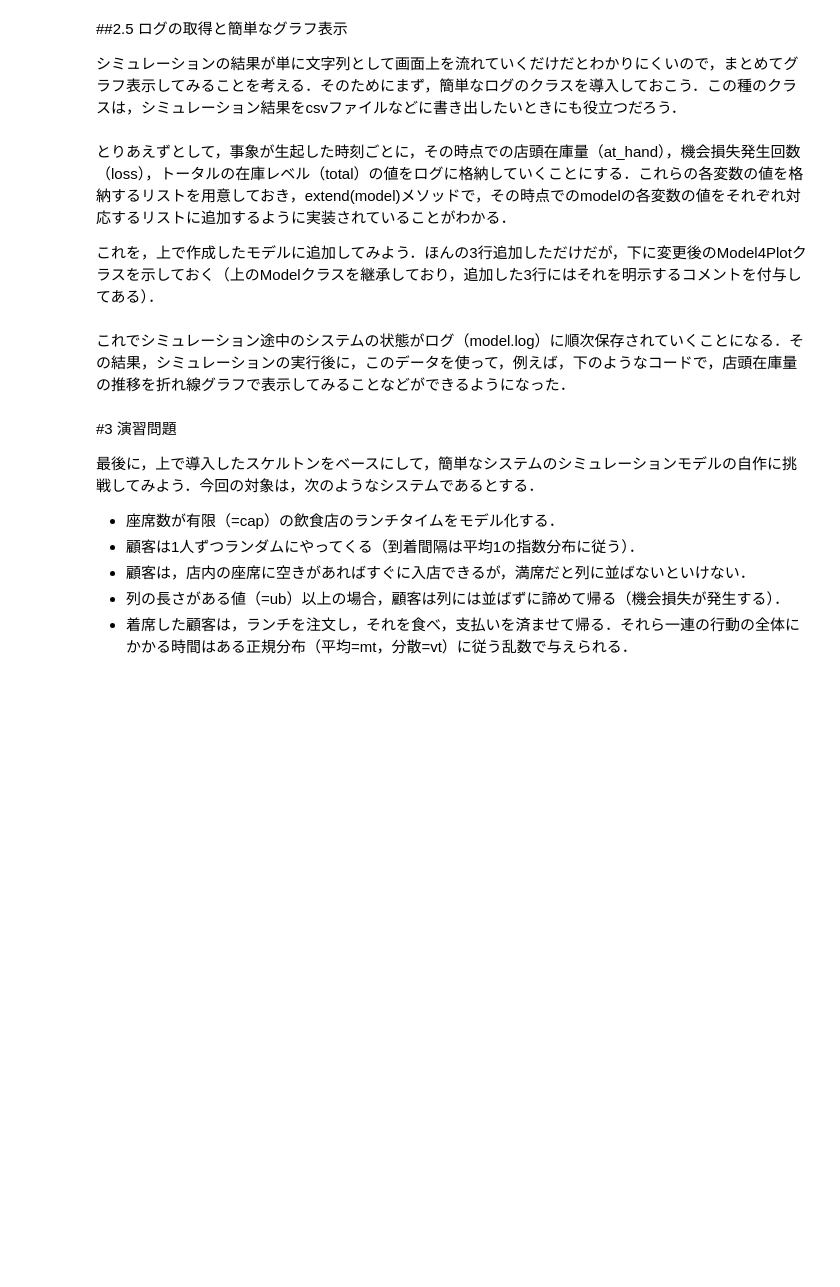
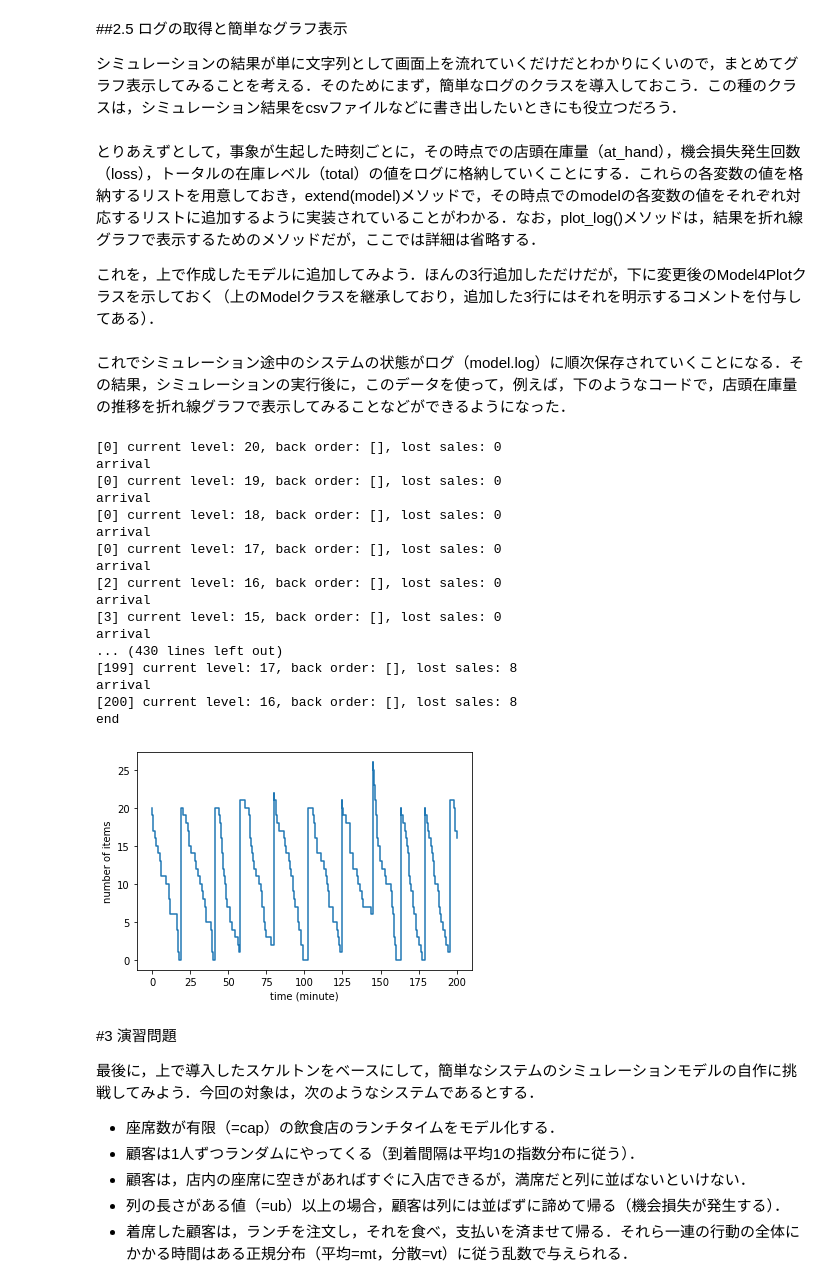
Before and after one commit to j54854/myColab, a Jupyter notebook: Rinko_SImPy_1.ipynb, the cells around one changed output. Drawn from its saved outputs; the diff is of its cells as text; code cells hidden in the pictures; blank space fills up the shorter version.

```diff
--- a/Rinko_SImPy_1.ipynb
+++ b/Rinko_SImPy_1.ipynb
@@ -200,8 +236,14 @@ class Log:
         self.at_hand.append(model.at_hand)
         self.loss.append(model.loss)
         self.total.append(model.total)
+
+    def plot_log(self):
+        plt.plot(self.time, self.at_hand, drawstyle = "steps-post")
+        plt.xlabel("time (minute)")
+        plt.ylabel("number of items")
+        plt.show()
 # %% [markdown]
-とりあえずとして，事象が生起した時刻ごとに，その時点での店頭在庫量（at_hand），機会損失発生回数（loss），トータルの在庫レベル（total）の値をログに格納していくことにする．これらの各変数の値を格納するリストを用意しておき，extend(model)メソッドで，その時点でのmodelの各変数の値をそれぞれ対応するリストに追加するように実装されていることがわかる．
+とりあえずとして，事象が生起した時刻ごとに，その時点での店頭在庫量（at_hand），機会損失発生回数（loss），トータルの在庫レベル（total）の値をログに格納していくことにする．これらの各変数の値を格納するリストを用意しておき，extend(model)メソッドで，その時点でのmodelの各変数の値をそれぞれ対応するリストに追加するように実装されていることがわかる．なお，plot_log()メソッドは，結果を折れ線グラフで表示するためのメソッドだが，ここでは詳細は省略する．
 
 これを，上で作成したモデルに追加してみよう．ほんの3行追加しただけだが，下に変更後のModel4Plotクラスを示しておく（上のModelクラスを継承しており，追加した3行にはそれを明示するコメントを付与してある）．
 # %%
@@ -233,13 +275,28 @@ class Model4Plot(Model):
 # %%
 import matplotlib.pyplot as plt
 
 model = Model4Plot(200, 10, 20, 10, 20)  # horizon, op, oq, lt, init
 model.run()
-
-plt.plot(model.log.time, model.log.at_hand, drawstyle = "steps-post")
-plt.xlabel("time (minute)")
-plt.ylabel("number of items")
-plt.show()
+model.log.plot_log()
+# %% [output]
+[0] current level: 20, back order: [], lost sales: 0
+arrival
+[0] current level: 19, back order: [], lost sales: 0
+arrival
+[0] current level: 18, back order: [], lost sales: 0
+arrival
+[0] current level: 17, back order: [], lost sales: 0
+arrival
+[2] current level: 16, back order: [], lost sales: 0
+arrival
+[3] current level: 15, back order: [], lost sales: 0
+arrival
+... (430 lines left out)
+[199] current level: 17, back order: [], lost sales: 8
+arrival
+[200] current level: 16, back order: [], lost sales: 8
+end
+[figure, added]
 # %% [markdown]
 #3 演習問題
 
```
Also changed, not shown: parts of 2 cells of this notebook.
